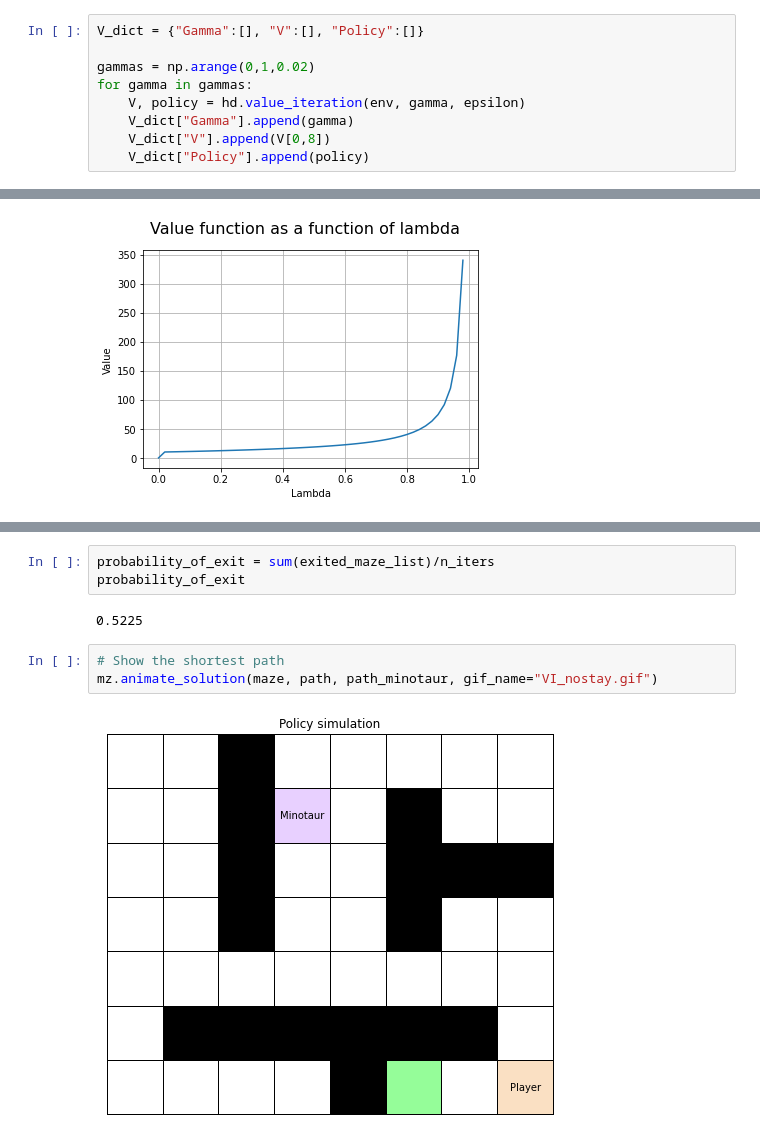
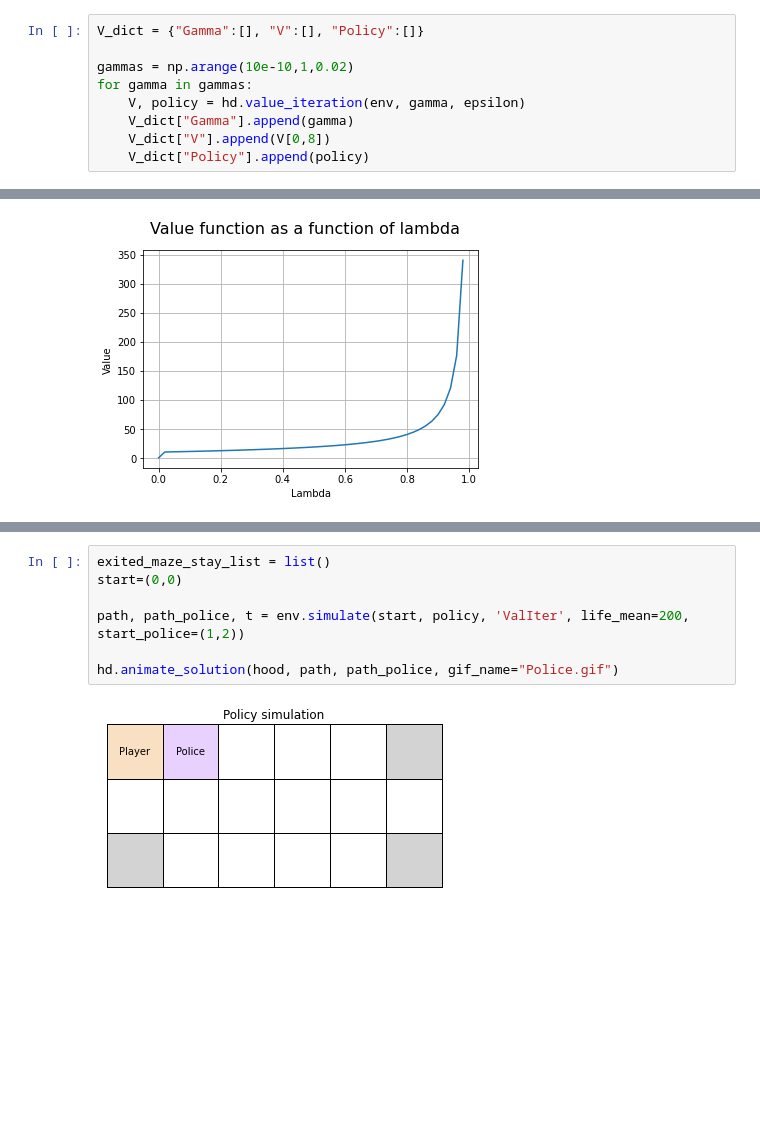
Before and after one commit to RobindeGrootNL/aMAZEing-RL-lab-1, a Jupyter notebook: lab1_p2.ipynb, the cells around one changed output, grey strips where cells are left out. Cells and saved outputs as stored; diff of their text form; blank space fills up the shorter version.

```diff
--- a/lab1_p2.ipynb
+++ b/lab1_p2.ipynb
@@ -123,7 +103,7 @@ V, policy = hd.value_iteration(env, gamma, epsilon)
 # %%
 V_dict = {"Gamma":[], "V":[], "Policy":[]}
 
-gammas = np.arange(0,1,0.02)
+gammas = np.arange(10e-10,1,0.02)
 for gamma in gammas:
     V, policy = hd.value_iteration(env, gamma, epsilon)
     V_dict["Gamma"].append(gamma)
@@ -173,10 +141,9 @@ for i in range(n_iters):
-# %%
-probability_of_exit = sum(exited_maze_list)/n_iters
-probability_of_exit
-# %% [output]
-0.5225
-# %%
-# Show the shortest path
-mz.animate_solution(maze, path, path_minotaur, gif_name="VI_nostay.gif")
-# %% [output]
-[figure, removed]
+# %%
+exited_maze_stay_list = list()
+start=(0,0)
+
+path, path_police, t = env.simulate(start, policy, 'ValIter', life_mean=200, start_police=(1,2))
+
+hd.animate_solution(hood, path, path_police, gif_name="Police.gif")
+# %% [output]
+[figure, added]
```
Also changed, not shown: parts of 5 cells of this notebook, 3 other files.
